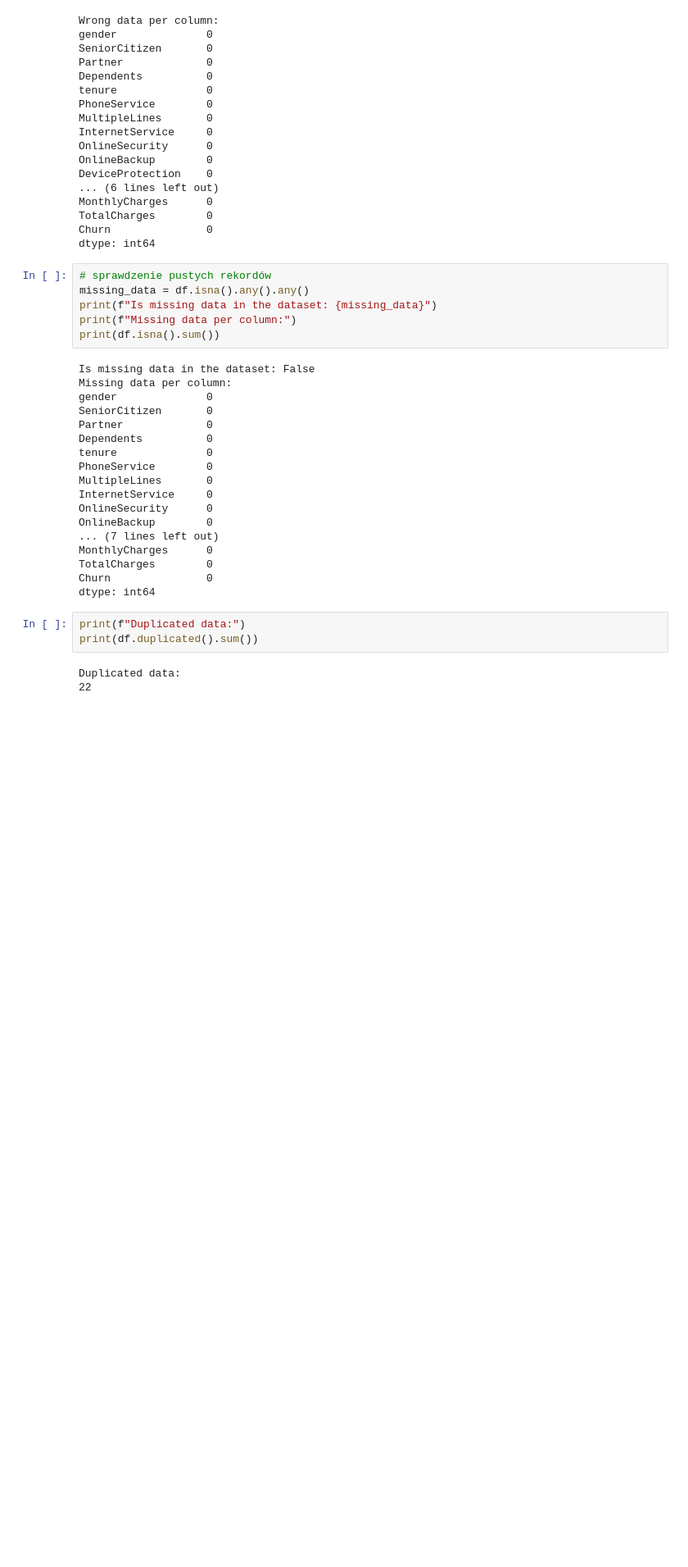
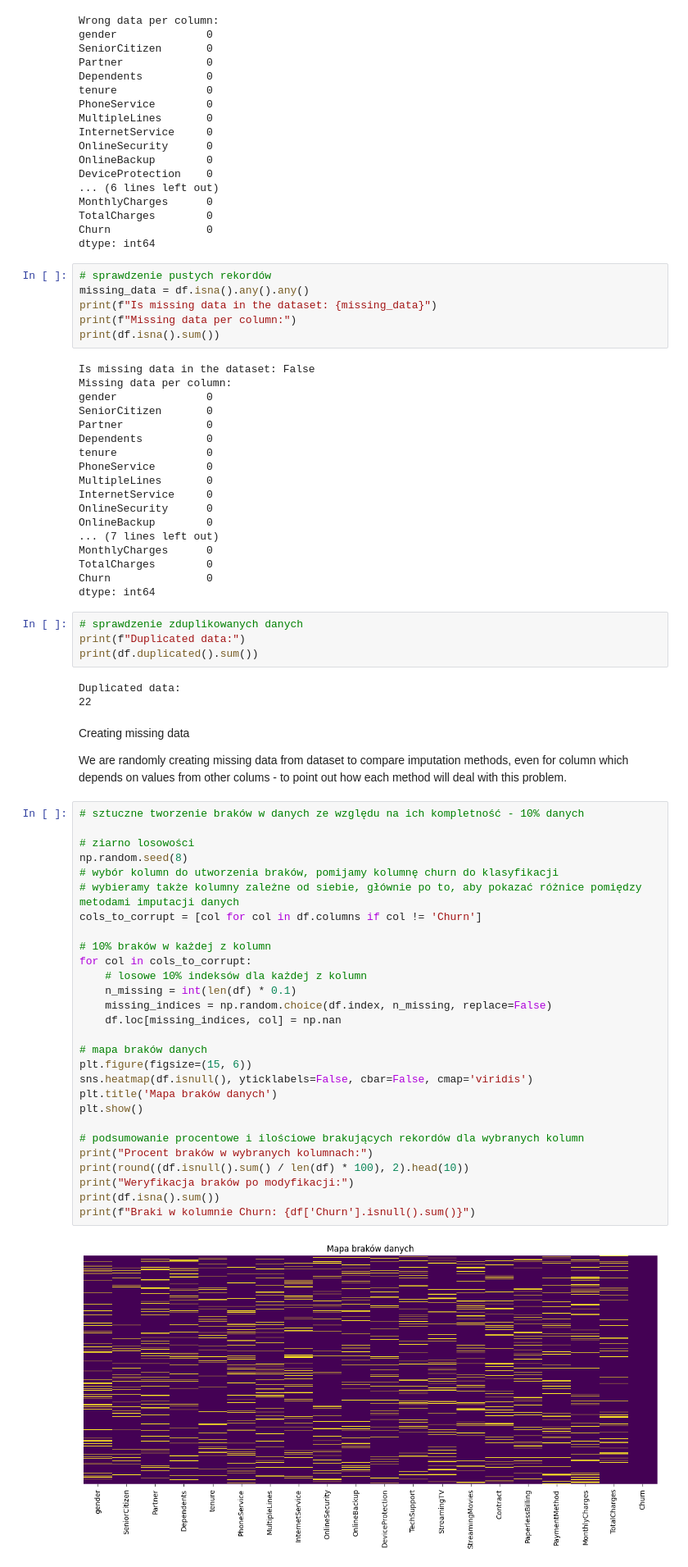
Before and after one commit to Milosz180/ZMUM-Telco-Customer-Churn, a Jupyter notebook: telco-customer-churn.ipynb, the cells around one changed output. Shown at 82% size. Cells and saved outputs as stored; diff of their text form; blank space fills up the shorter version.

Commit message:
creating missing values

```diff
--- a/telco-customer-churn.ipynb
+++ b/telco-customer-churn.ipynb
@@ -119,8 +120,43 @@ TotalCharges        0
 Churn               0
 dtype: int64
 # %%
+# sprawdzenie zduplikowanych danych
 print(f"Duplicated data:")
 print(df.duplicated().sum())
 # %% [output]
 Duplicated data:
 22
+# %% [markdown]
+Creating missing data
+
+We are randomly creating missing data from dataset to compare imputation methods, even for column which depends on values from other colums - to point out how each method will deal with this problem.
+# %%
+# sztuczne tworzenie braków w danych ze względu na ich kompletność - 10% danych
+
+# ziarno losowości
+np.random.seed(8)
+# wybór kolumn do utworzenia braków, pomijamy kolumnę churn do klasyfikacji
+# wybieramy także kolumny zależne od siebie, głównie po to, aby pokazać różnice pomiędzy metodami imputacji danych
+cols_to_corrupt = [col for col in df.columns if col != 'Churn']
+
+# 10% braków w każdej z kolumn
+for col in cols_to_corrupt:
+    # losowe 10% indeksów dla każdej z kolumn
+    n_missing = int(len(df) * 0.1)
+    missing_indices = np.random.choice(df.index, n_missing, replace=False)
+    df.loc[missing_indices, col] = np.nan
+
+# mapa braków danych
+plt.figure(figsize=(15, 6))
+sns.heatmap(df.isnull(), yticklabels=False, cbar=False, cmap='viridis')
+plt.title('Mapa braków danych')
+plt.show()
+
+# podsumowanie procentowe i ilościowe brakujących rekordów dla wybranych kolumn
+print("Procent braków w wybranych kolumnach:")
+print(round((df.isnull().sum() / len(df) * 100), 2).head(10))
+print("Weryfikacja braków po modyfikacji:")
+print(df.isna().sum())
+print(f"Braki w kolumnie Churn: {df['Churn'].isnull().sum()}")
+# %% [output]
+[figure, added]
```
Also changed, not shown: parts of 6 cells of this notebook.
